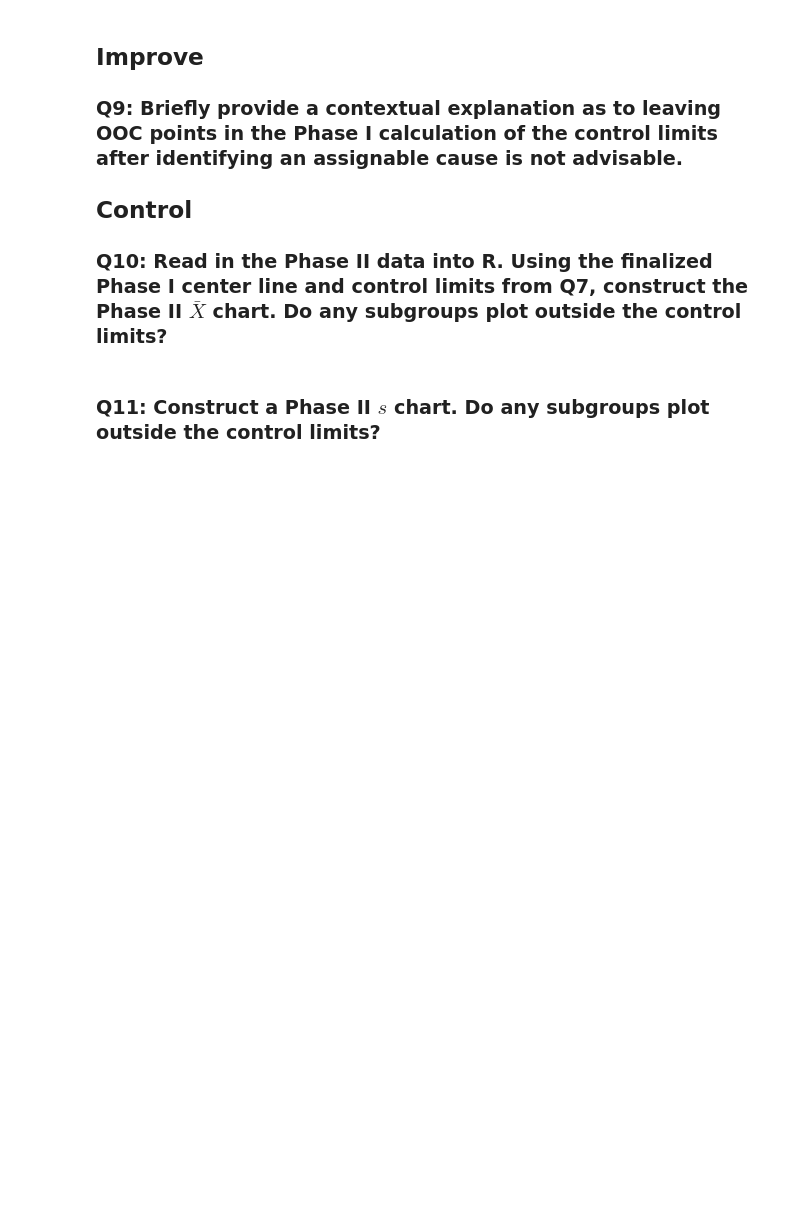
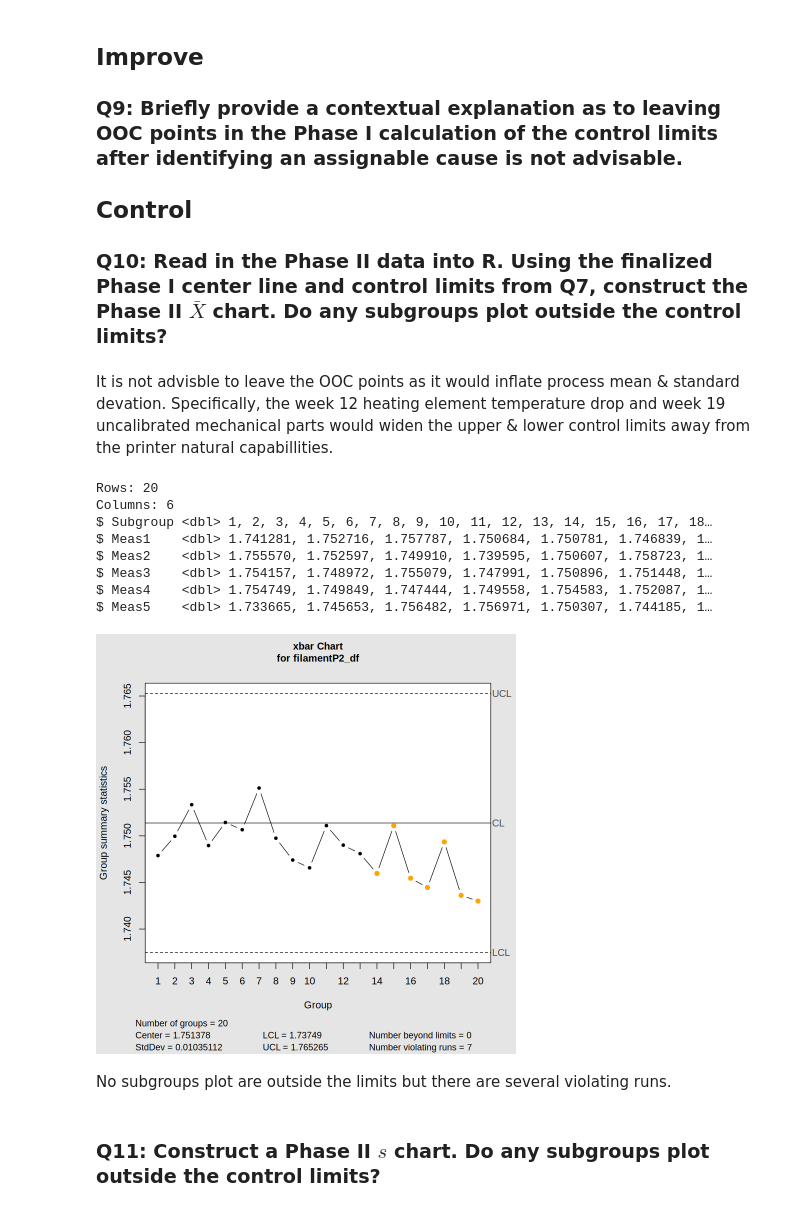
Before and after one commit to tchoud227/STAT-7110-Quality-Control, a Jupyter notebook: Assignments/HW1/STAT-7110-HW1.ipynb, the cells around one changed output. Saved outputs shown, nothing was run; the diff lists cells and outputs as text; code cells hidden in the pictures; blank space fills up the shorter version.

```diff
--- a/Assignments/HW1/STAT-7110-HW1.ipynb
+++ b/Assignments/HW1/STAT-7110-HW1.ipynb
@@ -261,8 +263,33 @@ print(cpm)
 ## Control
 
 ### Q10: Read in the Phase II data into R. Using the finalized Phase I center line and control limits from Q7, construct the Phase II $\bar{X}$ chart. Do any subgroups plot outside the control limits?
+# %% [markdown]
+It is not advisble to leave the OOC points as it would inflate process mean & standard devation. Specifically, the week 12 heating element temperature drop and week 19 uncalibrated mechanical parts would widen the upper & lower control limits away from the printer natural capabillities.
 # %%
 ## Q10 Code ##
+filamentP2_df <- read_excel("FilamentDiameter_PhaseII.xlsx")
+
+filamentP2_df |> glimpse()
+
+filamentP2_df <- filamentP2_df |> select(-"Subgroup")
+
+phase2_xbar <- qcc(filamentP2_df,
+                   type = "xbar",
+                   center = mu,
+                   std.dev = sigma,
+                   plot = TRUE)
+# %% [output]
+Rows: 20
+Columns: 6
+$ Subgroup <dbl> 1, 2, 3, 4, 5, 6, 7, 8, 9, 10, 11, 12, 13, 14, 15, 16, 17, 18…
+$ Meas1    <dbl> 1.741281, 1.752716, 1.757787, 1.750684, 1.750781, 1.746839, 1…
+$ Meas2    <dbl> 1.755570, 1.752597, 1.749910, 1.739595, 1.750607, 1.758723, 1…
+$ Meas3    <dbl> 1.754157, 1.748972, 1.755079, 1.747991, 1.750896, 1.751448, 1…
+$ Meas4    <dbl> 1.754749, 1.749849, 1.747444, 1.749558, 1.754583, 1.752087, 1…
+$ Meas5    <dbl> 1.733665, 1.745653, 1.756482, 1.756971, 1.750307, 1.744185, 1…
+[figure, added]
+# %% [markdown]
+No subgroups plot are outside the limits but there are several violating runs.
 # %% [markdown]
 ### Q11: Construct a Phase II $s$ chart. Do any subgroups plot outside the control limits?
 # %%
```
Also changed, not shown: parts of 5 cells of this notebook.
